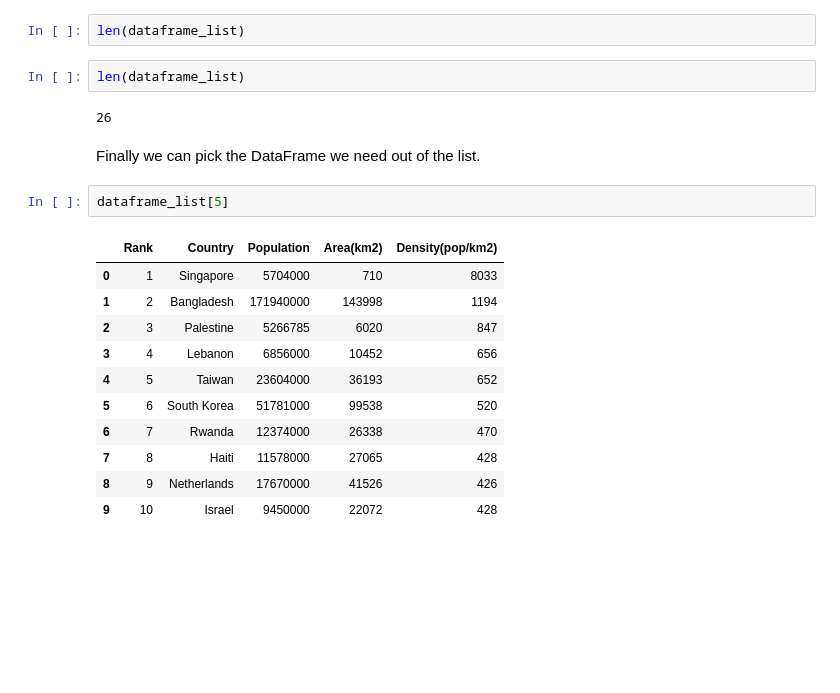
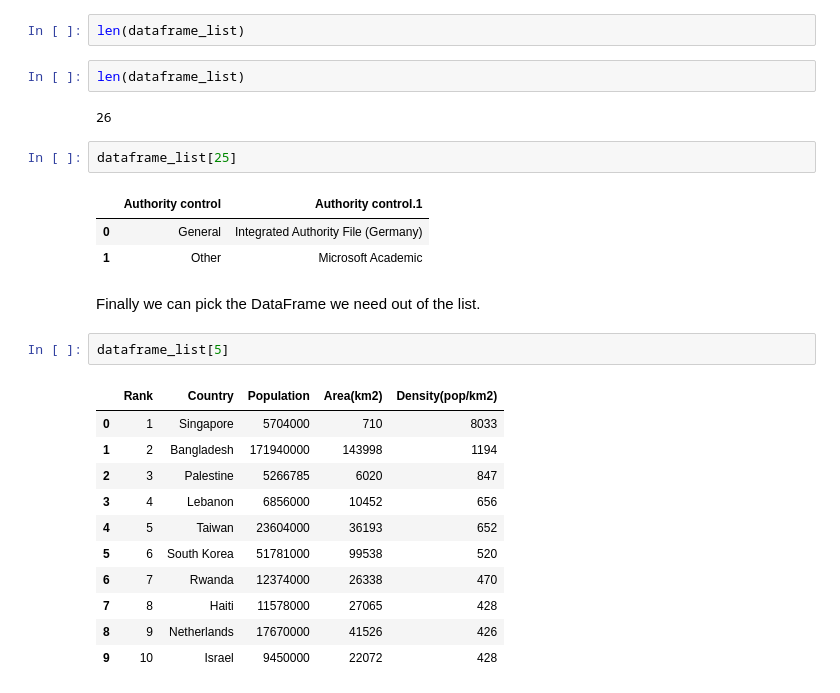
Before and after one commit to GrayWrld7/testrepo, a Jupyter notebook: WebScraping_Review_Lab_edited.ipynb, the cells around one changed output. Drawn from its saved outputs; the diff is of its cells as text; blank space fills up the shorter version.

```diff
--- a/WebScraping_Review_Lab_edited.ipynb
+++ b/WebScraping_Review_Lab_edited.ipynb
@@ -1477,6 +1477,12 @@ len(dataframe_list)
 len(dataframe_list)
 # %% [output]
 26
+# %%
+dataframe_list[25]
+# %% [output]
+|  | Authority control | Authority control.1 |
+| 0 | General | Integrated Authority File (Germany) |
+| 1 | Other | Microsoft Academic |
 # %% [markdown]
 Finally we can pick the DataFrame we need out of the list.
 # %%
```
